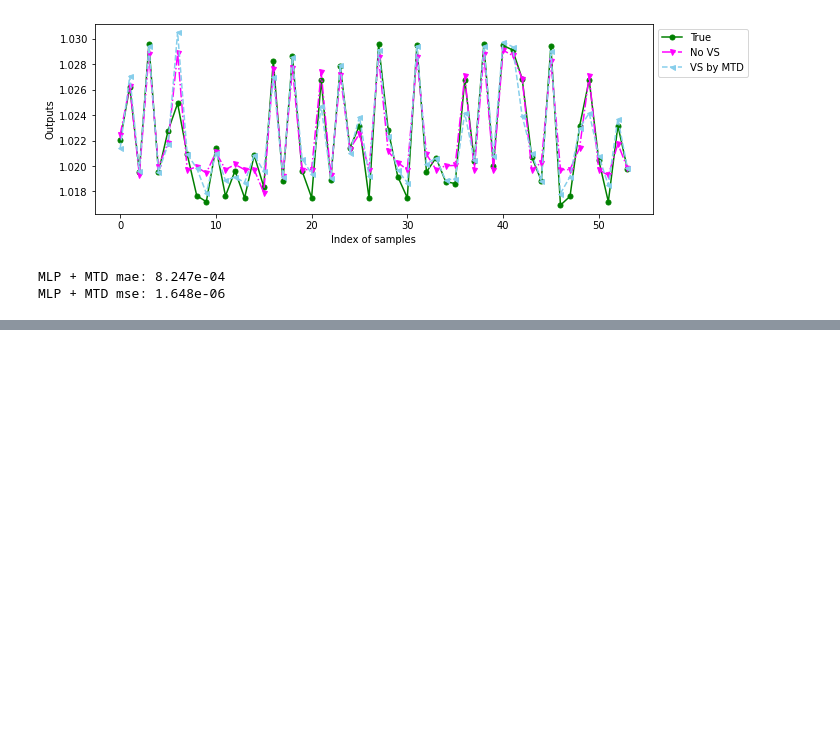
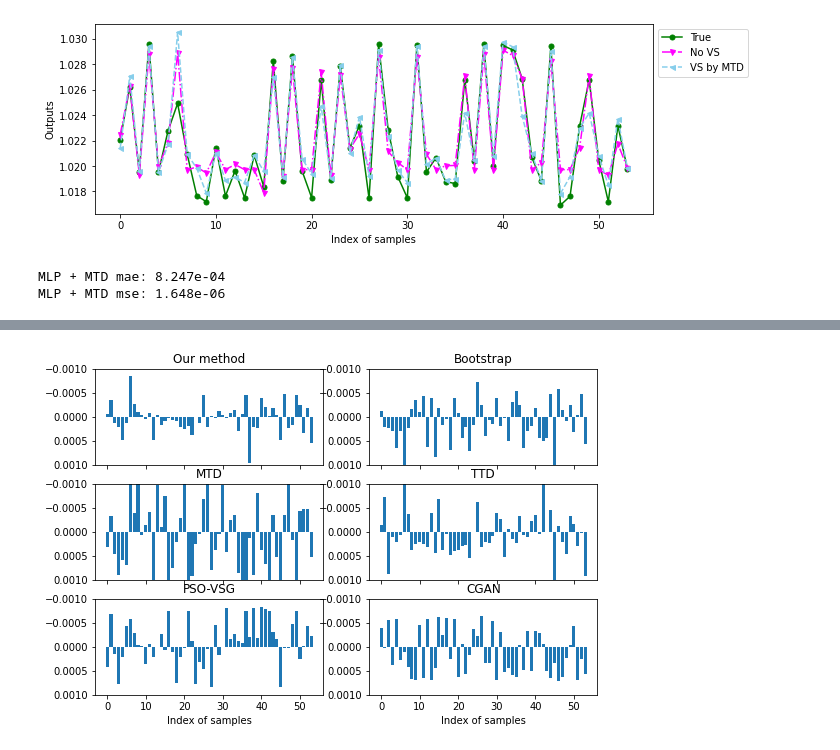
Before and after one commit to zhongsheng-chen/RegCGAN, a Jupyter notebook: notebook/run_hdpe_mlp_diff_vs.ipynb, the cells around one changed output, grey strips where cells are left out. Saved outputs shown, nothing was run; the diff lists cells and outputs as text; code cells hidden in the pictures; blank space fills up the shorter version.

```diff
--- a/notebook/run_hdpe_mlp_diff_vs.ipynb
+++ b/notebook/run_hdpe_mlp_diff_vs.ipynb
@@ -314,0 +334,46 @@ plotting.plot_mlp_ypred(y_true, y_pred_baseline, y_pred_cvt,
+# %%
+import matplotlib.pyplot as plt
+
+
+xmax = -0.001
+xmin = 0.001
+x = range(len(y_true))
+
+fig, axs = plt.subplots(figsize=(9,6), nrows=3, ncols=2, sharex=True)
+ax = axs[0, 0]
+ax.bar(x, y_true - y_pred_cvt)
+ax.set_title('Our method')
+ax.set_ylim(xmin, xmax)
+
+ax = axs[0,1]
+ax.bar(x, y_true - y_pred_bootstrap)
+ax.set_title('Bootstrap')
+ax.set_ylim(xmin, xmax)
+
+ax = axs[1,0]
+ax.bar(x, y_true - y_pred_mtd)
+ax.set_title('MTD')
+ax.set_ylim(xmin, xmax)
+
+ax = axs[1,1]
+ax.bar(x, y_true - y_pred_ttd)
+ax.set_title('TTD')
+ax.set_ylim(xmin, xmax)
+
+ax = axs[2,0]
+ax.bar(x, y_true.values - y_pred_psovsg)
+ax.set_title('PSO-VSG')
+ax.set_ylim(xmin, xmax)
+ax.set_xlabel("Index of samples")
+
+ax = axs[2,1]
+ax.bar(x, y_true.values - y_pred_cgan)
+ax.set_title('CGAN')
+ax.set_ylim(xmin, xmax)
+ax.set_xlabel("Index of samples")
+
+plt.savefig(f"{fig_dir}/{basename(fig_dir)}_error_bars.jpeg", bbox_inches='tight', dpi=300)
+
+plt.show()
+# %% [output]
+[figure, added]
```
Also changed, not shown: parts of 6 cells of this notebook, 3 other files.
